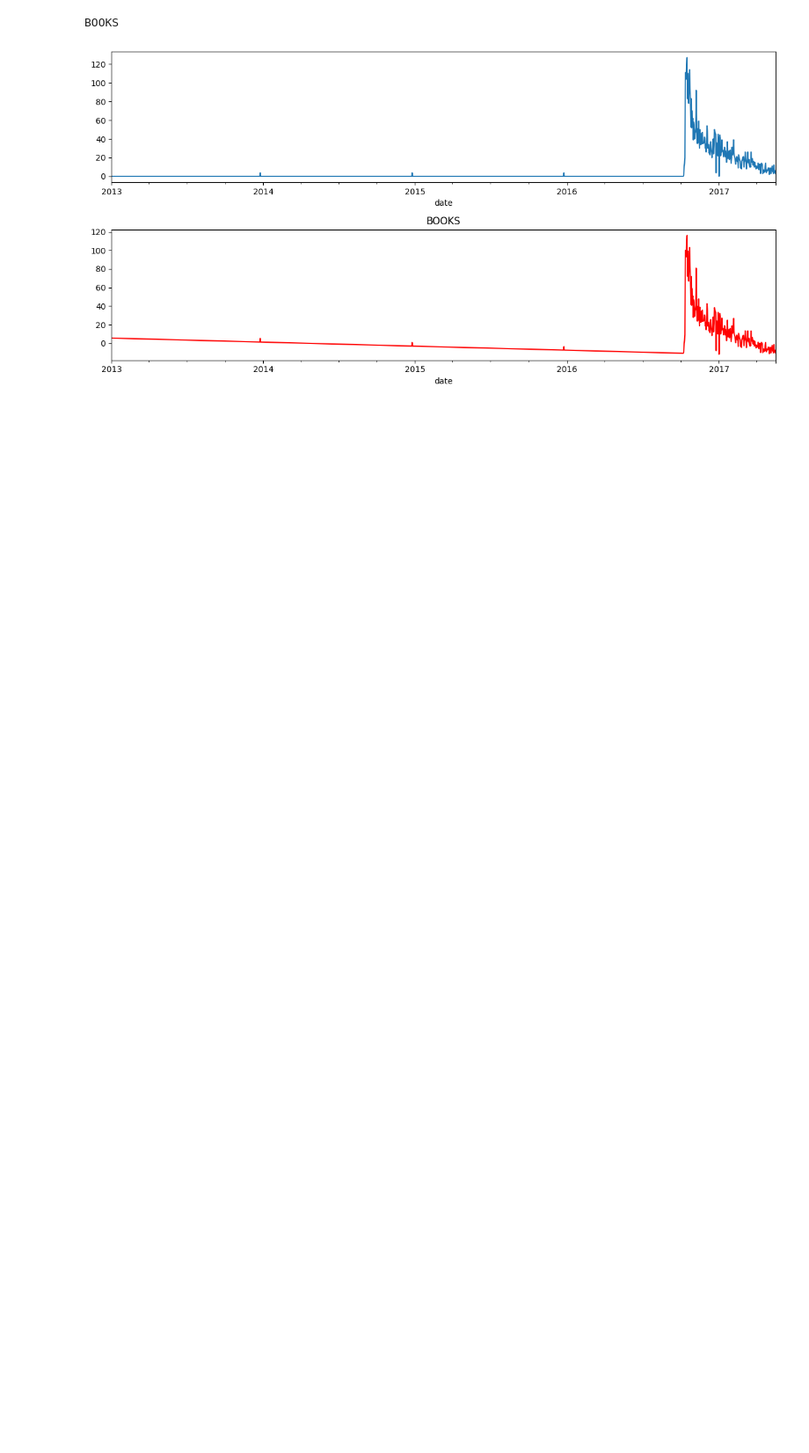
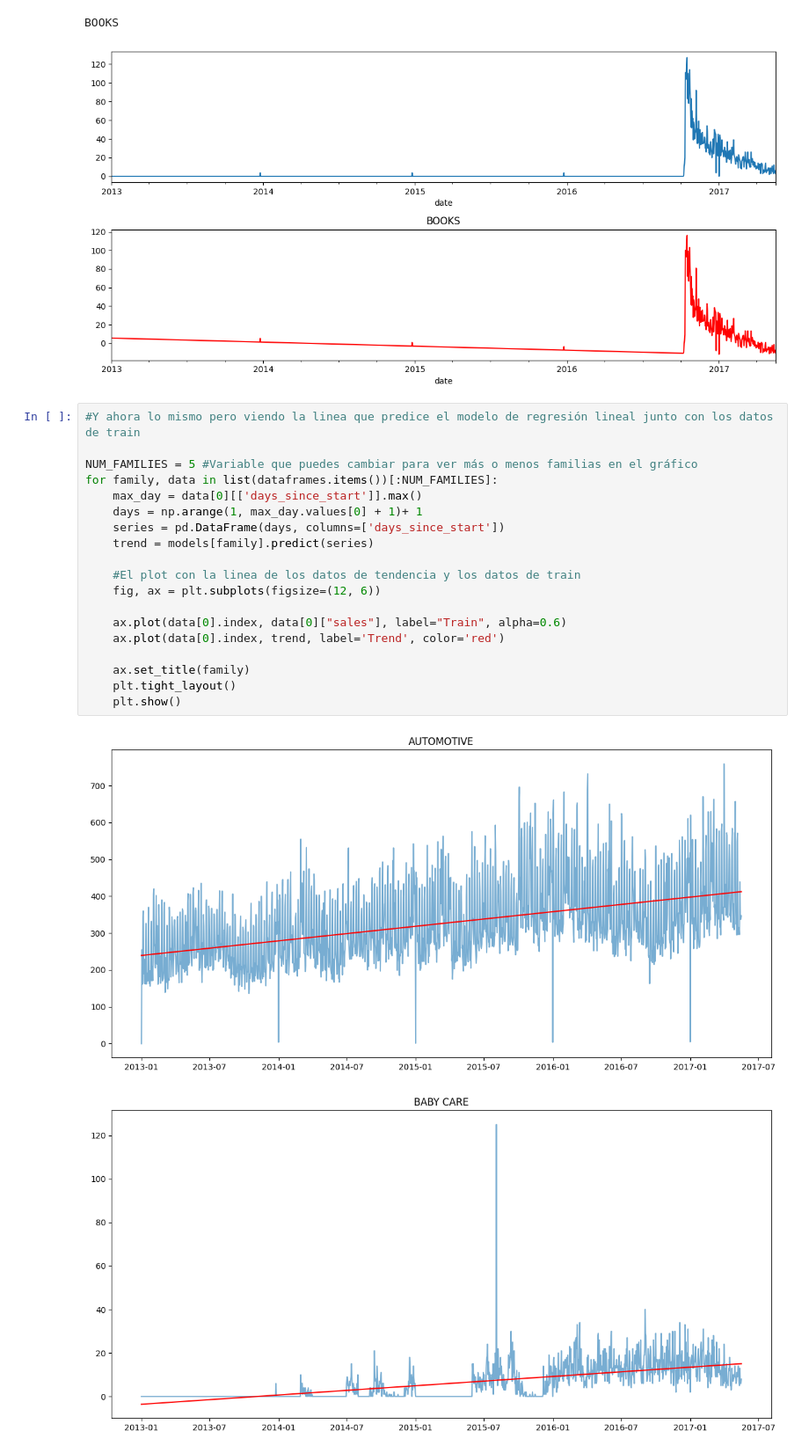
Before and after one commit to Felisuco092/Store_Sales_Time_Series_Forecasting, a Jupyter notebook: notebooks/03_model_experiments.ipynb, the cells around one changed output. Shown at 88% size. Cells and saved outputs as stored; diff of their text form; blank space fills up the shorter version.

Commit message:
feat: Watch the trend for each shop

```diff
--- a/notebooks/03_model_experiments.ipynb
+++ b/notebooks/03_model_experiments.ipynb
@@ -83,3 +83,25 @@ BEVERAGES
 [figure]
 BOOKS
 [figure]
+# %%
+#Y ahora lo mismo pero viendo la linea que predice el modelo de regresión lineal junto con los datos de train
+
+NUM_FAMILIES = 5 #Variable que puedes cambiar para ver más o menos familias en el gráfico
+for family, data in list(dataframes.items())[:NUM_FAMILIES]:
+    max_day = data[0][['days_since_start']].max()
+    days = np.arange(1, max_day.values[0] + 1)+ 1
+    series = pd.DataFrame(days, columns=['days_since_start'])
+    trend = models[family].predict(series)
+
+    #El plot con la linea de los datos de tendencia y los datos de train
+    fig, ax = plt.subplots(figsize=(12, 6))
+
+    ax.plot(data[0].index, data[0]["sales"], label="Train", alpha=0.6)
+    ax.plot(data[0].index, trend, label='Trend', color='red')
+
+    ax.set_title(family)
+    plt.tight_layout()
+    plt.show()
+# %% [output]
+[figure, added]
+[figure, added]
```
Also changed, not shown: parts of 2 cells of this notebook.
